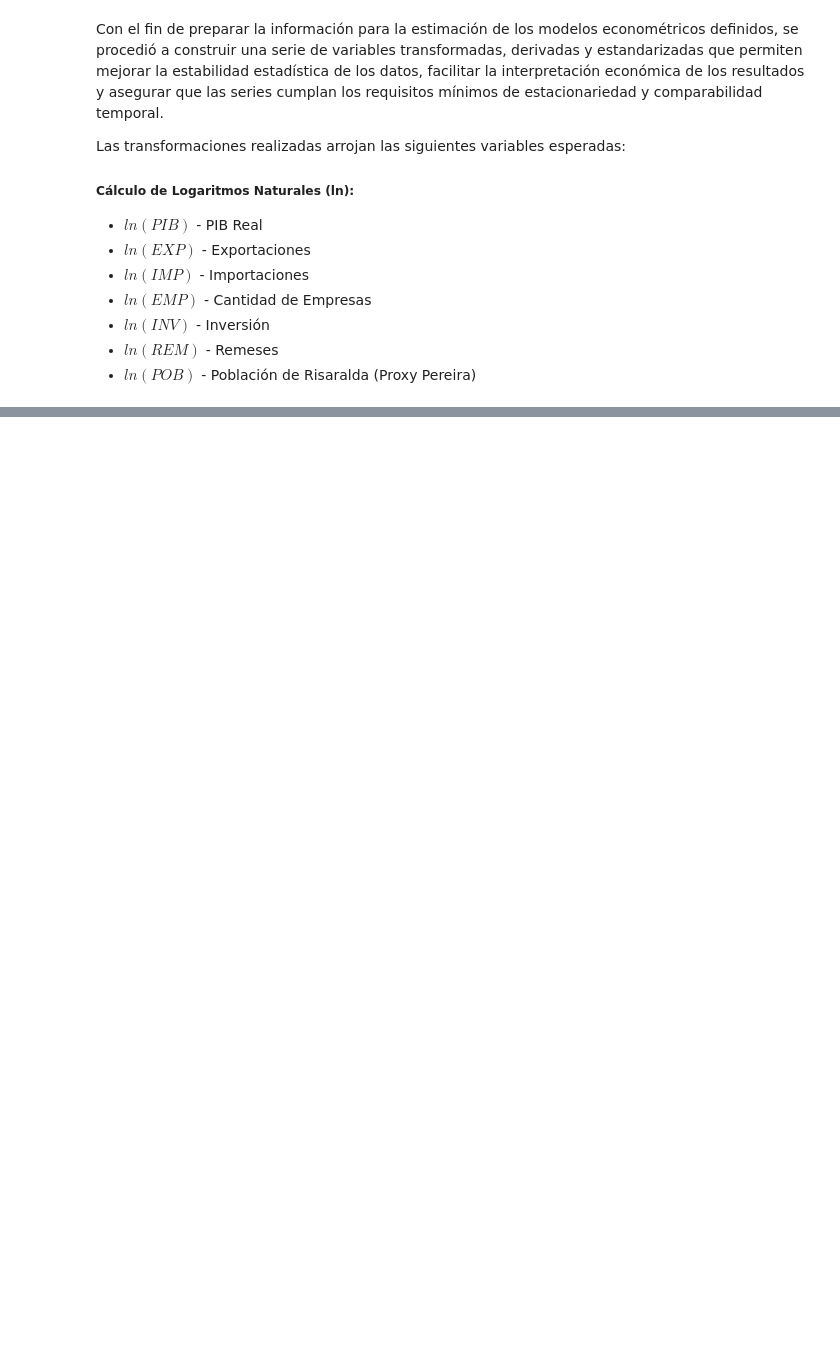
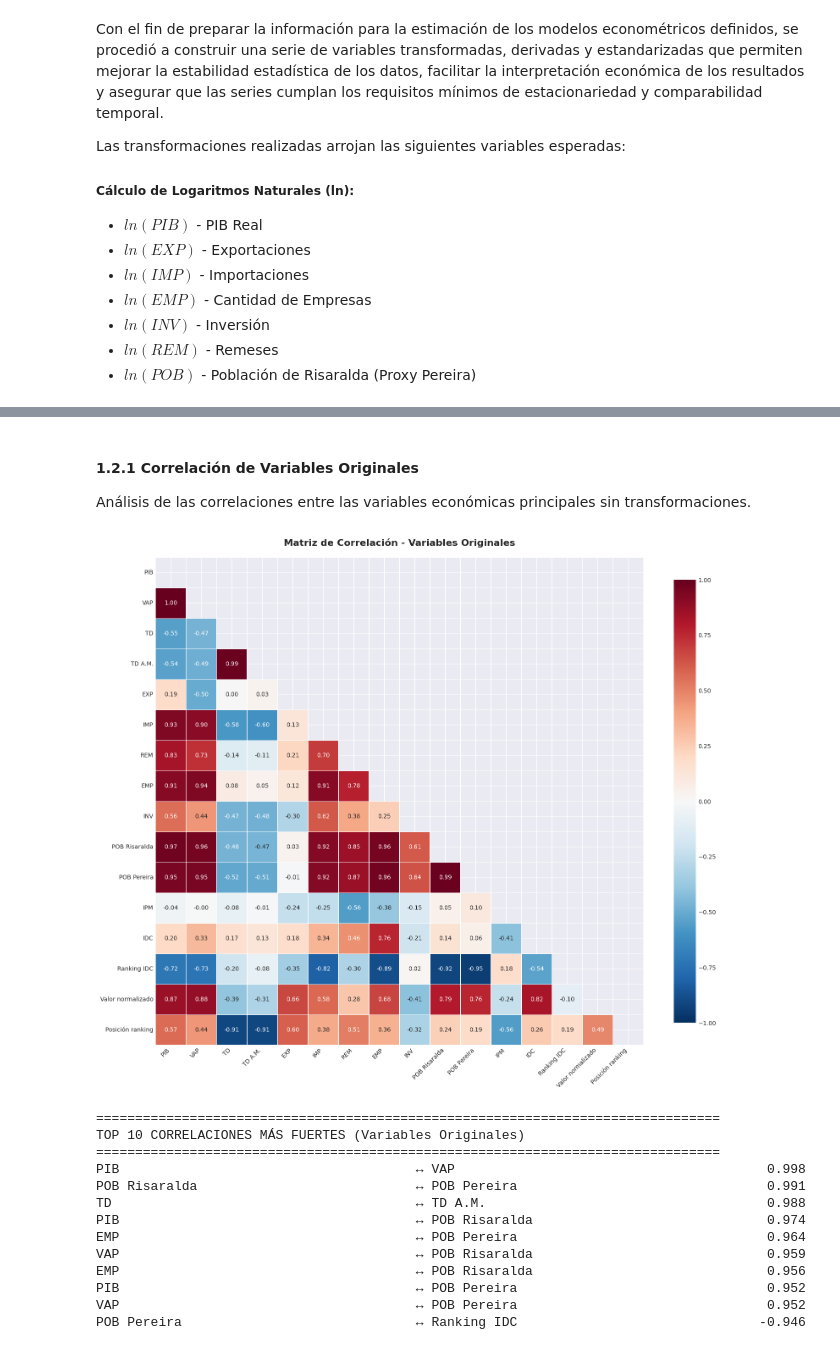
Before and after one commit to PabloGoProg/zele-econometric-models, a Jupyter notebook: notebooks/01_eda.ipynb, the cells around one changed output, grey strips where cells are left out. Saved outputs shown, nothing was run; the diff lists cells and outputs as text; code cells hidden in the pictures; blank space fills up the shorter version.

```diff
--- a/notebooks/01_eda.ipynb
+++ b/notebooks/01_eda.ipynb
@@ -134,0 +204,73 @@ print(f"  - {output_dir}/top_correlations_change_rates.csv")
+# %% [markdown]
+#### 1.2.1 Correlación de Variables Originales
+
+Análisis de las correlaciones entre las variables económicas principales sin transformaciones.
+# %%
+# Seleccionar solo variables originales (sin transformaciones ln_ o delta_)
+original_vars = [col for col in data.columns[1:] if not col.startswith('ln_') and not col.startswith('delta_')]
+data_original = data[original_vars]
+
+# Calcular matriz de correlación
+corr_original = data_original.corr()
+
+# Crear figura con heatmap
+plt.figure(figsize=(16, 14))
+mask = np.triu(np.ones_like(corr_original, dtype=bool))  # Máscara para triángulo superior
+
+sns.heatmap(
+    corr_original,
+    mask=mask,
+    annot=True,
+    fmt='.2f',
+    cmap='RdBu_r',
+    center=0,
+    square=True,
+    linewidths=0.5,
+    cbar_kws={"shrink": 0.8},
+    vmin=-1,
+    vmax=1
+)
+
+plt.title('Matriz de Correlación - Variables Originales', fontsize=16, fontweight='bold', pad=20)
+plt.xticks(rotation=45, ha='right')
+plt.yticks(rotation=0)
+plt.tight_layout()
+plt.show()
+
+# Mostrar correlaciones más fuertes (excluyendo diagonal)
+print("\n" + "=" * 80)
+print("TOP 10 CORRELACIONES MÁS FUERTES (Variables Originales)")
+print("=" * 80)
+
+# Obtener pares de correlación sin repetir
+corr_pairs = []
+for i in range(len(corr_original.columns)):
+    for j in range(i+1, len(corr_original.columns)):
+        if not pd.isna(corr_original.iloc[i, j]):
+            corr_pairs.append({
+                'Variable 1': corr_original.columns[i],
+                'Variable 2': corr_original.columns[j],
+                'Correlación': corr_original.iloc[i, j]
+            })
+
+corr_df = pd.DataFrame(corr_pairs).sort_values('Correlación', key=abs, ascending=False).head(10)
+for idx, row in corr_df.iterrows():
+    var1 = row['Variable 1'][:40]
+    var2 = row['Variable 2'][:40]
+    corr_val = row['Correlación']
+    print(f"{var1:<40} ↔ {var2:<40} {corr_val:>7.3f}")
+# %% [output]
+[figure, added]
+================================================================================
+TOP 10 CORRELACIONES MÁS FUERTES (Variables Originales)
+================================================================================
+PIB                                      ↔ VAP                                        0.998
+POB Risaralda                            ↔ POB Pereira                                0.991
+TD                                       ↔ TD A.M.                                    0.988
+PIB                                      ↔ POB Risaralda                              0.974
+EMP                                      ↔ POB Pereira                                0.964
+VAP                                      ↔ POB Risaralda                              0.959
+EMP                                      ↔ POB Risaralda                              0.956
+PIB                                      ↔ POB Pereira                                0.952
+VAP                                      ↔ POB Pereira                                0.952
+POB Pereira                              ↔ Ranking IDC                               -0.946
```
Also changed, not shown: parts of 17 cells of this notebook, 18 other files.
